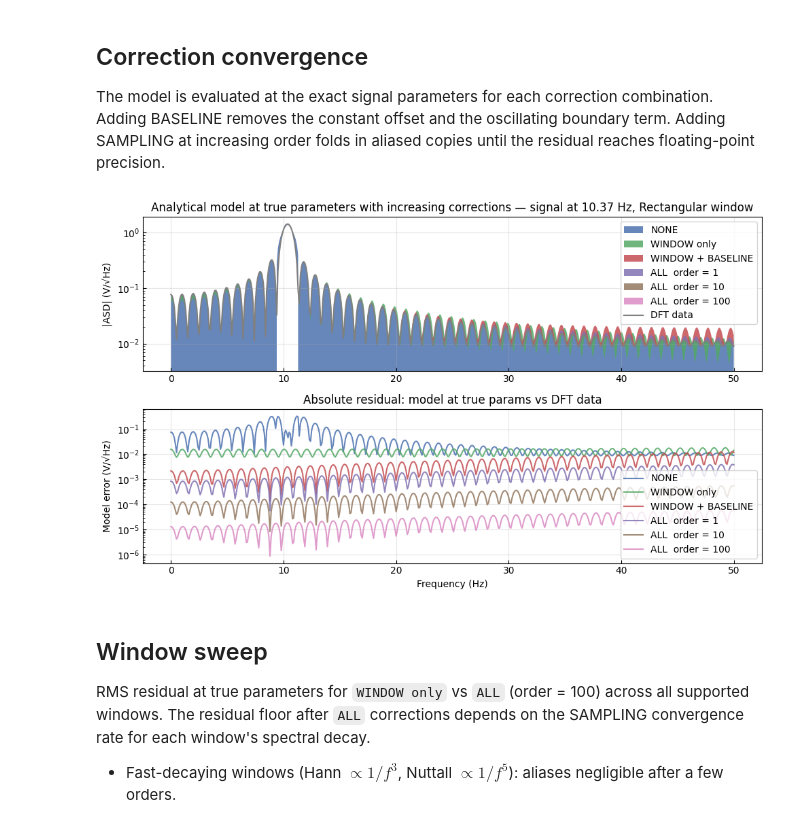
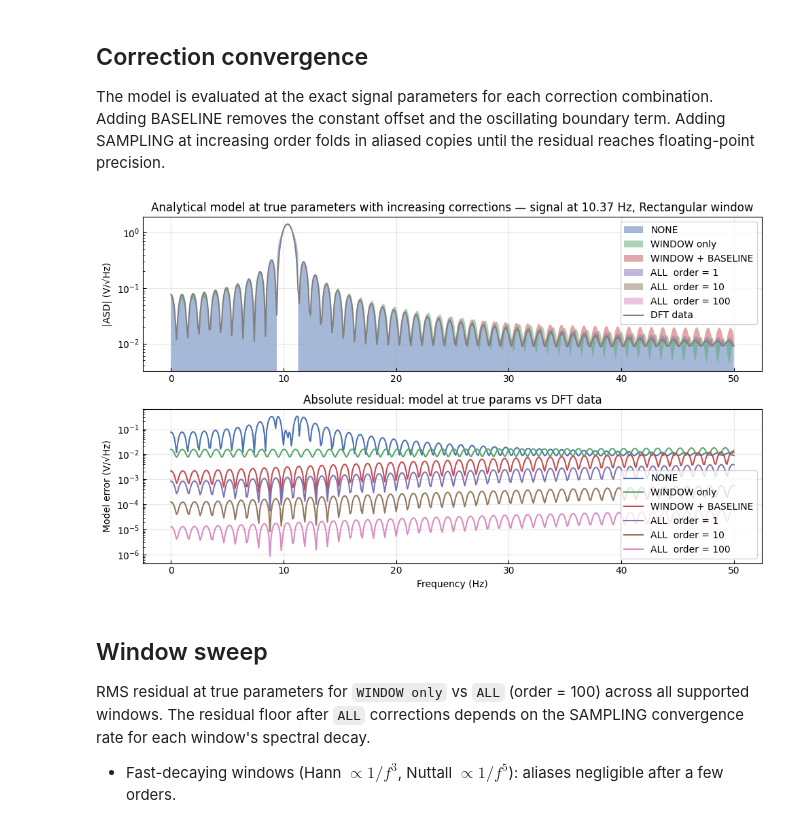
Before and after one commit to svennniiii/dftmodels, a Jupyter notebook: examples/02_dft_corrections.ipynb, the cells around one changed output. Saved outputs shown, nothing was run; the diff lists cells and outputs as text; code cells hidden in the pictures.

Commit message:
Changed alpha value of residual figure in example 02.

```diff
--- a/examples/02_dft_corrections.ipynb
+++ b/examples/02_dft_corrections.ipynb
@@ -110,36 +110,36 @@ CORRECTIONS = [
     ("ALL  order = 100" , DFTCorrection(DFTCorrectionMode.ALL,                    order=100)),
 ]
 
 fig, axes = plt.subplots(2, 1, figsize=(10, 6))
 
 for label, correction in CORRECTIONS:
     model  = SineFourier(fourier.dft_config, correction)
     y_model = model.eval(params_perfect, fourier.x)
 
-    axes[0].fill_between(fourier.x, np.abs(y_model), np.abs(fourier.abs.y), alpha=0.85, label=label.strip())
-    axes[1].plot(fourier.x, np.abs(fourier.y - y_model), alpha=0.85, label=label.strip())
+    axes[0].fill_between(fourier.x, np.abs(y_model), np.abs(fourier.abs.y), alpha=0.5, label=label.strip())
+    axes[1].plot(fourier.x, np.abs(fourier.y - y_model), alpha=1.0, label=label.strip())
 
 # DFT data as reference
 axes[0].plot(fourier.x, fourier.abs.y, color="grey", label="DFT data")
 axes[0].set_ylabel("|ASD| (V/√Hz)")
 axes[0].set_title(
     f"Analytical model at true parameters with increasing corrections — "
     f"signal at {TRUE_FREQUENCY} Hz, Rectangular window"
 )
 axes[0].legend()
 axes[0].semilogy()
 
 axes[1].set_xlabel("Frequency (Hz)")
 axes[1].set_ylabel("Model error (V/√Hz)")
 axes[1].set_title("Absolute residual: model at true params vs DFT data")
 axes[1].legend()
 axes[1].semilogy()
 
 plt.tight_layout()
 plt.savefig(f"figures/02_dft_corrections_fig01.svg", bbox_inches="tight")
 plt.show()
 # %% [output]
-[figure, old version]
+[figure, new version]
 # %% [markdown]
 ## Window sweep
 
```
Also changed, not shown: 1 other file.
